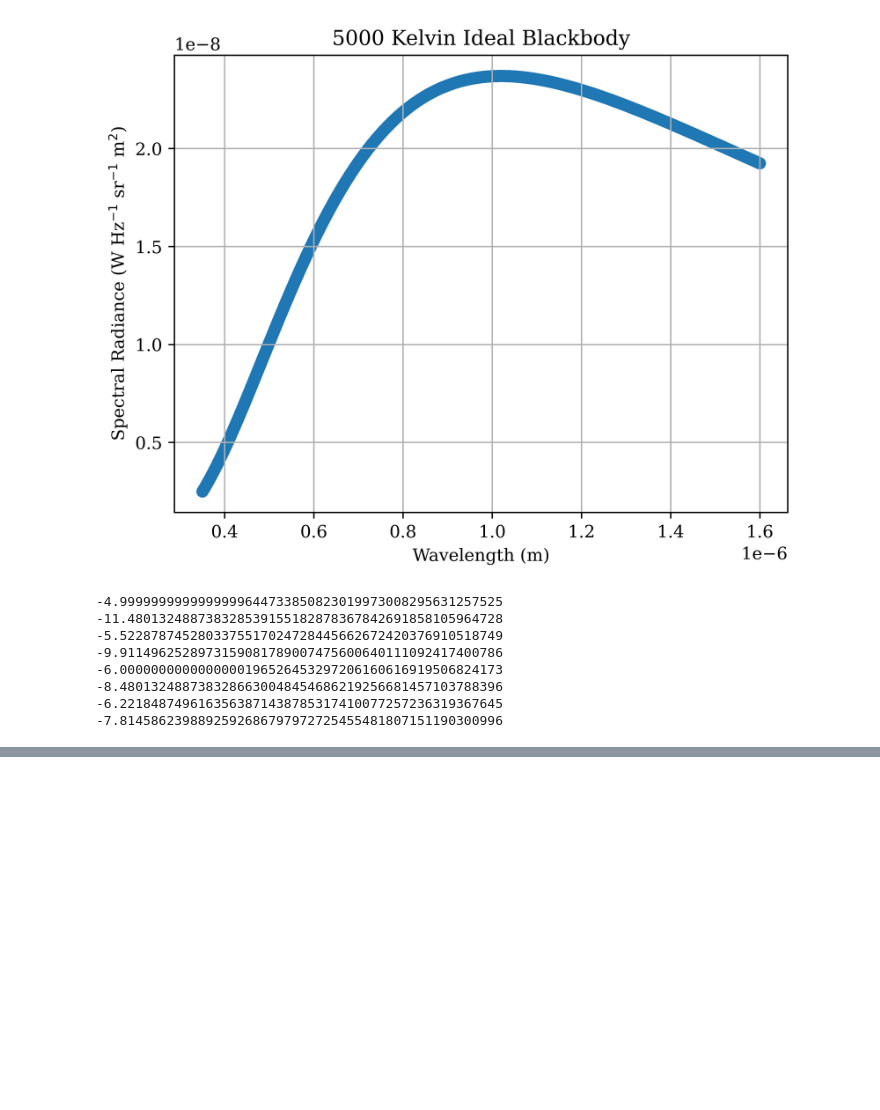
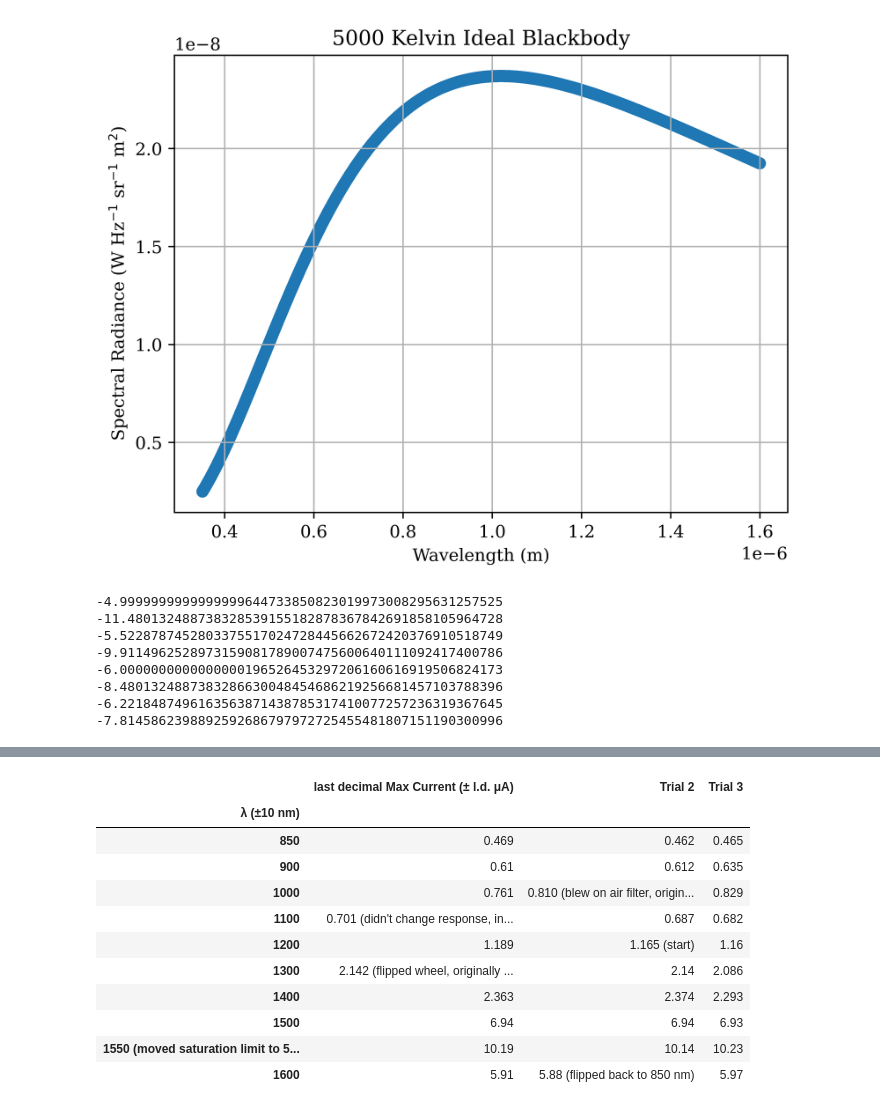
Before and after one commit to MarcosP7635/Ay105, a Jupyter notebook: Lab1.ipynb, the cells around one changed output, grey strips where cells are left out. Saved outputs shown, nothing was run; the diff lists cells and outputs as text; code cells hidden in the pictures; blank space fills up the shorter version.

```diff
--- a/Lab1.ipynb
+++ b/Lab1.ipynb
@@ -155,0 +177,22 @@ Carlos is inserting the filters into the filter wheel. Tanmay is going between t
+# %%
+def make_data_array(all_data, cols, rows):
+    sub_array = all_data.iloc[rows[0]+1:rows[1]+1,cols[0]:cols[1]]
+    sub_array.columns = [x for x in all_data.iloc[rows[0],cols[0]:cols[1]]]
+    return sub_array.set_index(sub_array.columns[0])
+cols = (1,-2)
+rows = (5,15)
+IR_data = make_data_array(all_data, cols, rows)
+IR_data
+# %% [output]
+|  | last decimal Max Current (± l.d. μA) | Trial 2 | Trial 3 |
+| λ (±10 nm) |  |  |  |
+| 850 | 0.469 | 0.462 | 0.465 |
+| 900 | 0.61 | 0.612 | 0.635 |
+| 1000 | 0.761 | 0.810 (blew on air filter, origin... | 0.829 |
+| 1100 | 0.701 (didn't change response, in... | 0.687 | 0.682 |
+| 1200 | 1.189 | 1.165 (start) | 1.16 |
+| 1300 | 2.142 (flipped wheel, originally ... | 2.14 | 2.086 |
+| 1400 | 2.363 | 2.374 | 2.293 |
+| 1500 | 6.94 | 6.94 | 6.93 |
+| 1550 (moved saturation limit to 5... | 10.19 | 10.14 | 10.23 |
+| 1600 | 5.91 | 5.88 (flipped back to 850 nm) | 5.97 |
```
Also changed, not shown: parts of 8 cells of this notebook, 11 other files.
